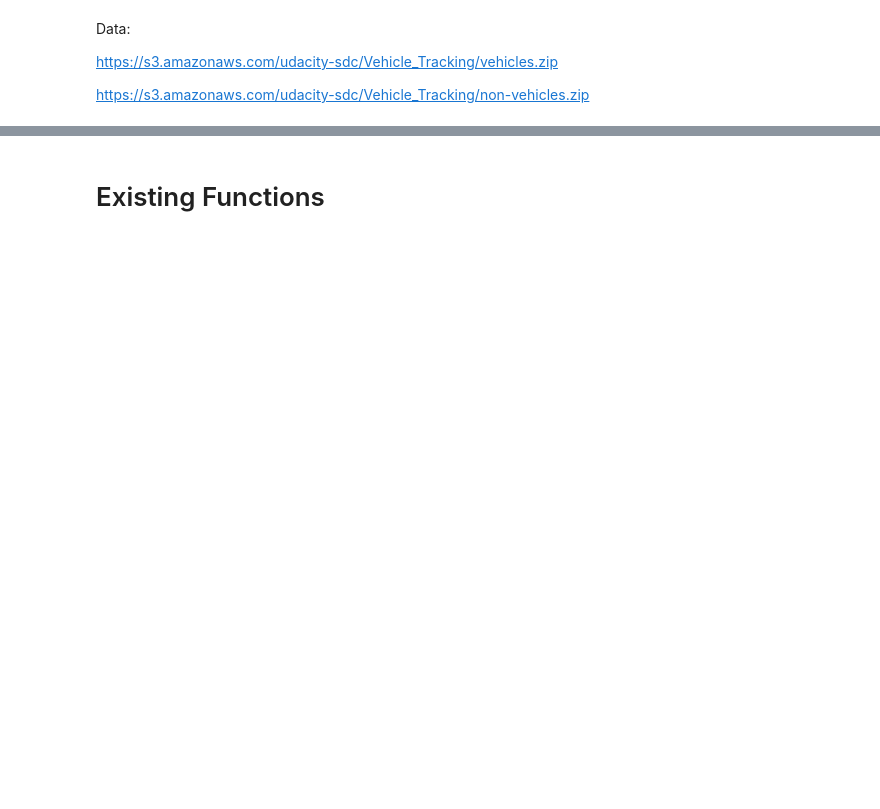
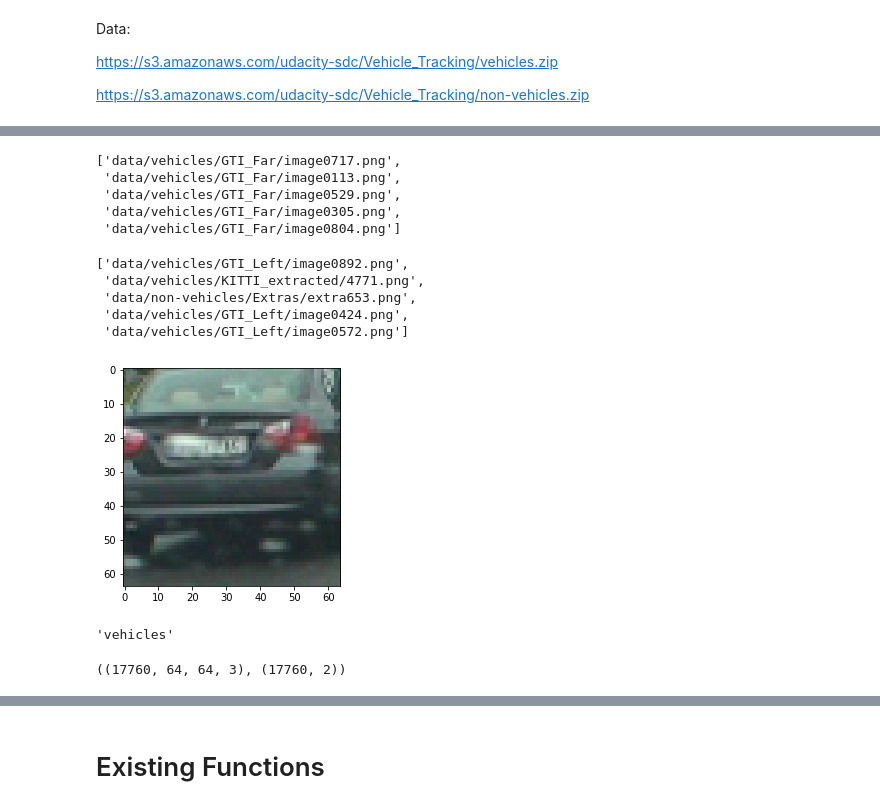
Before and after one commit to Xnsam/vehicle_detection, a Jupyter notebook: vehicle_detection.ipynb, the cells around one changed output, grey strips where cells are left out. Cells and saved outputs as stored; diff of their text form; code cells hidden in the pictures; blank space fills up the shorter version.

```diff
--- a/vehicle_detection.ipynb
+++ b/vehicle_detection.ipynb
@@ -8,0 +36,6 @@ https://s3.amazonaws.com/udacity-sdc/Vehicle_Tracking/non-vehicles.zip
+# %%
+# data_path_vehicles = 'data/*/*'
+# data_path_non_vehicles = 'data/*/*'
+
+data_path_vehicles = 'data/vehicles/*/*'
+data_path_non_vehicles = 'data/non-vehicles/*/*'
@@ -8,0 +44,21 @@ https://s3.amazonaws.com/udacity-sdc/Vehicle_Tracking/non-vehicles.zip
+# %%
+file_paths = glob.glob(data_path_vehicles)
+file_paths.extend(glob.glob(data_path_non_vehicles))
+# %%
+file_paths[0:5]
+# %% [output]
+['data/vehicles/GTI_Far/image0717.png',
+ 'data/vehicles/GTI_Far/image0113.png',
+ 'data/vehicles/GTI_Far/image0529.png',
+ 'data/vehicles/GTI_Far/image0305.png',
+ 'data/vehicles/GTI_Far/image0804.png']
+# %%
+np.random.seed(0)
+np.random.shuffle(file_paths)
+file_paths[:5]
+# %% [output]
+['data/vehicles/GTI_Left/image0892.png',
+ 'data/vehicles/KITTI_extracted/4771.png',
+ 'data/non-vehicles/Extras/extra653.png',
+ 'data/vehicles/GTI_Left/image0424.png',
+ 'data/vehicles/GTI_Left/image0572.png']
@@ -8,0 +68,10 @@ https://s3.amazonaws.com/udacity-sdc/Vehicle_Tracking/non-vehicles.zip
+# %%
+img = mpimg.imread(file_paths[0])
+img_plot = plt.imshow(img)
+plt.show()
+# %% [output]
+[figure, added]
+# %%
+file_paths[0].split('/')[-3]
+# %% [output]
+'vehicles'
@@ -8,0 +105,4 @@ https://s3.amazonaws.com/udacity-sdc/Vehicle_Tracking/non-vehicles.zip
+# %%
+data.shape, labels.shape
+# %% [output]
+((17760, 64, 64, 3), (17760, 2))
```
Also changed, not shown: parts of 50 cells of this notebook.
